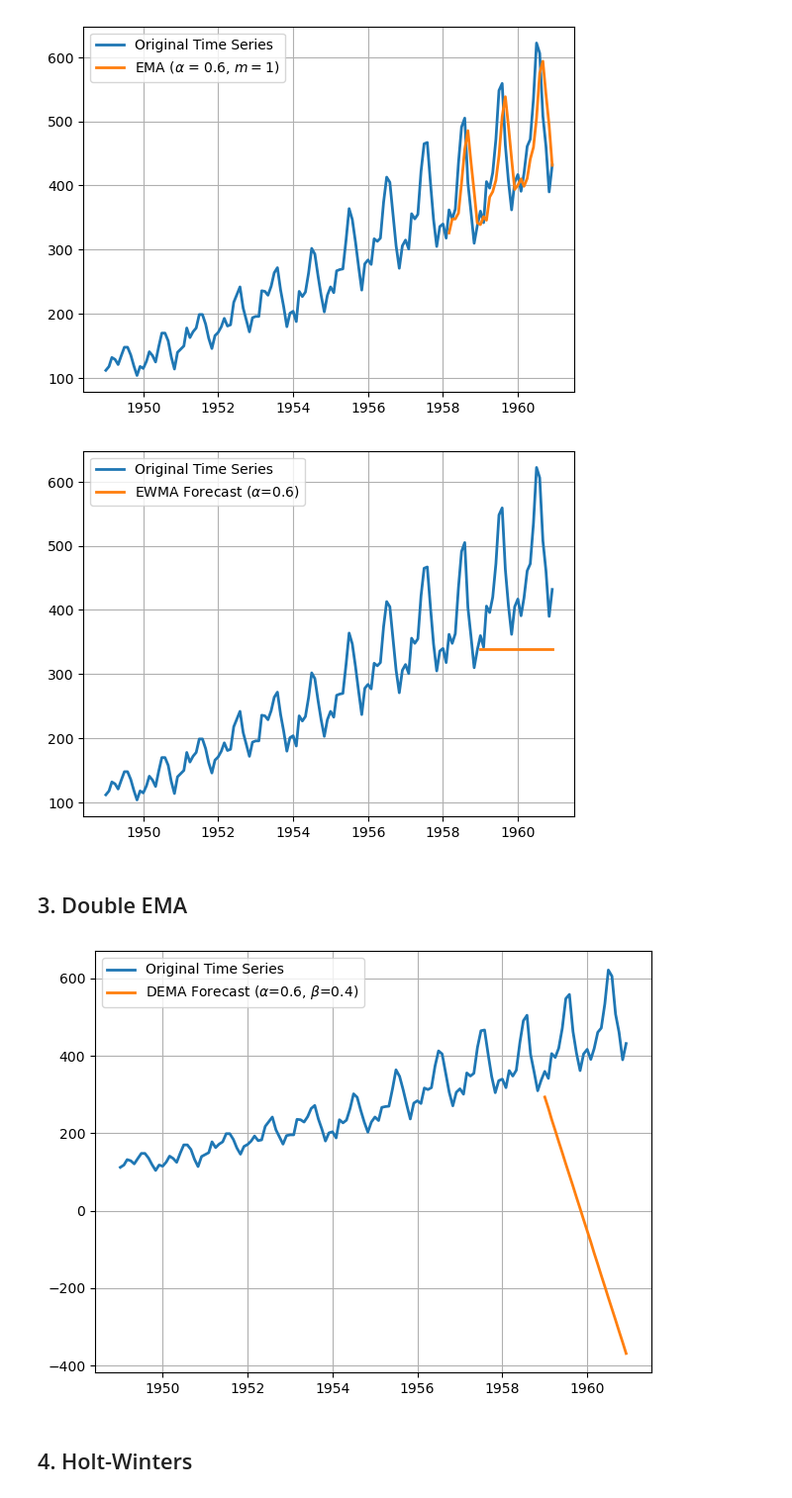
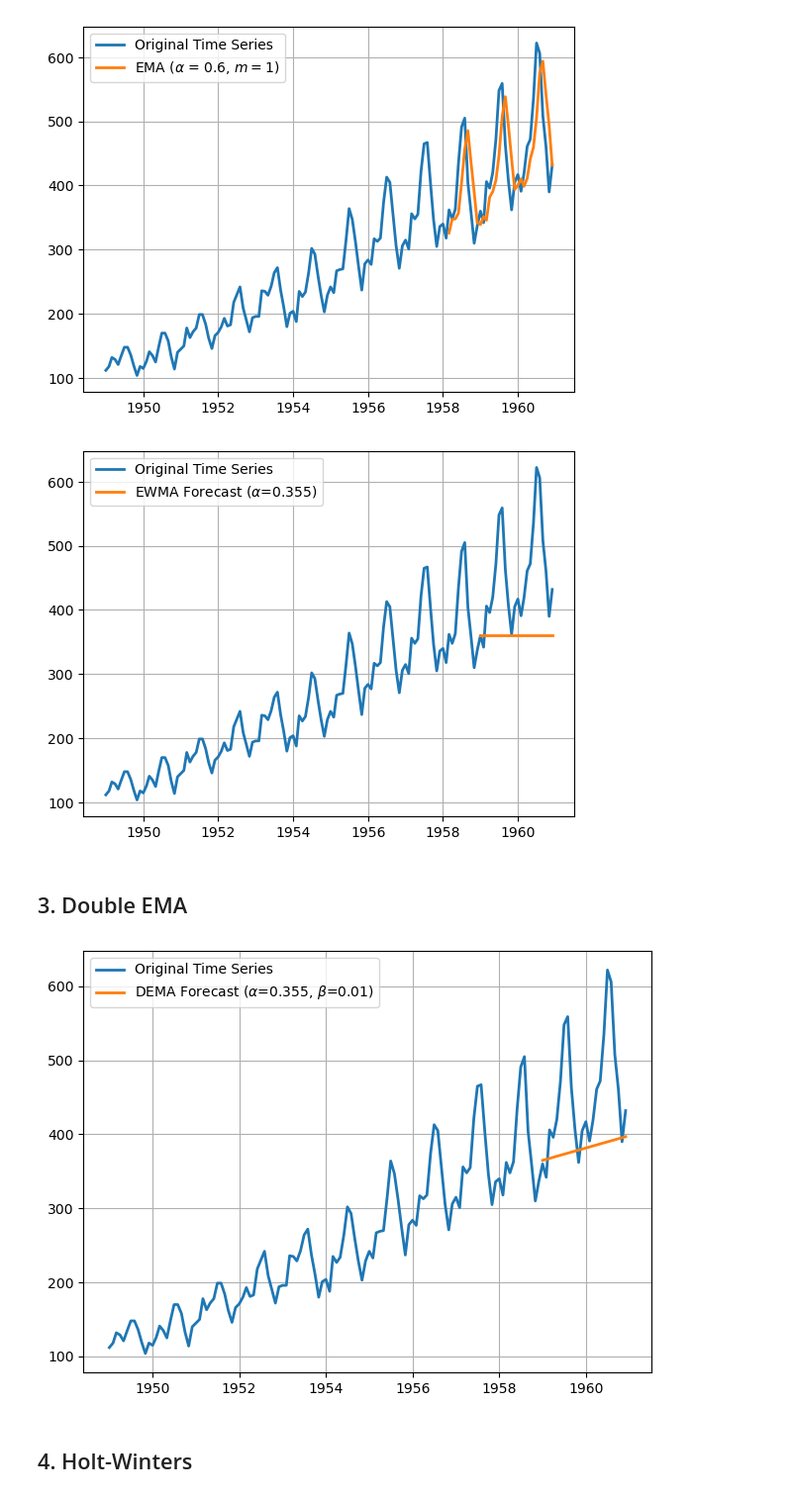
Before and after one commit to NetManAIOps/sktime, a Jupyter notebook: lectures/lec7/MA.ipynb, the cells around one changed output. Shown at 99% size. Cells and saved outputs as stored; diff of their text form; code cells hidden in the pictures.

```diff
--- a/lectures/lec7/MA.ipynb
+++ b/lectures/lec7/MA.ipynb
@@ -166,7 +166,7 @@ if isinstance(y.index, pd.PeriodIndex):
     y = y.copy()
     y.index = y.index.to_timestamp()
 
-alpha = 0.6
+alpha = 0.355
 h = 24
 forecast_start = 120
 
@@ -229,7 +229,7 @@ plt.grid(True)
 
 plt.show()
 # %% [output]
-[figure, old version]
+[figure, new version]
 # %% [markdown]
 ## 3. Double EMA
 # %%
@@ -246,8 +246,8 @@ if isinstance(y.index, pd.PeriodIndex):
     y = y.copy()
     y.index = y.index.to_timestamp()
 
-alpha = 0.6
-beta = 0.4
+alpha = 0.355
+beta = 0.01
 h = 24
 forecast_start = 120
 
@@ -309,34 +309,34 @@ forecast_index = pd.date_range(
 
 recursive_forecast = pd.Series(
     recursive_forecast,
     index=forecast_index,
     name=f"Recursive DEMA Forecast (alpha={alpha}, beta={beta})"
 )
 
 # Plot
 plt.figure()
 
 plt.plot(
     y,
     label="Original Time Series",
     linewidth=2
 )
 
 plt.plot(
     recursive_forecast,
     label=rf"DEMA Forecast ($\alpha$={alpha}, $\beta$={beta})",
     linewidth=2
 )
 
 plt.legend()
 plt.grid(True)
 plt.tight_layout()
 
 # plt.savefig("Recursive_DoubleEMA.pdf", bbox_inches="tight")
 
 plt.show()
 # %% [output]
-[figure, old version]
+[figure, new version]
 # %% [markdown]
 ## 4. Holt-Winters
 # %%
```
Also changed, not shown: 5 other files.
